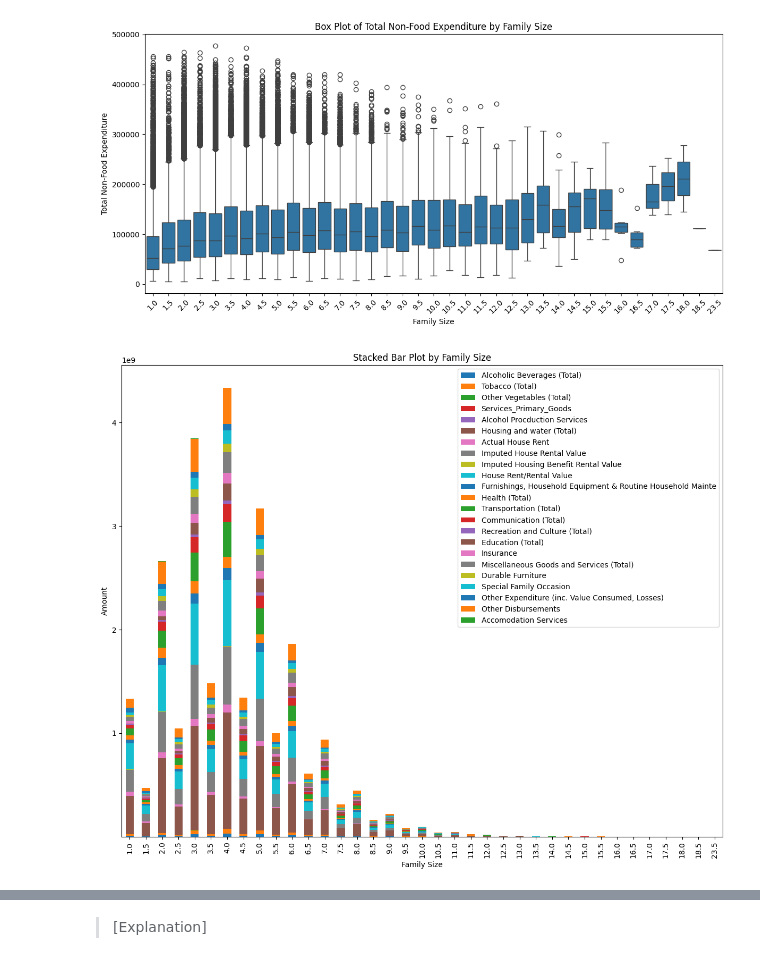
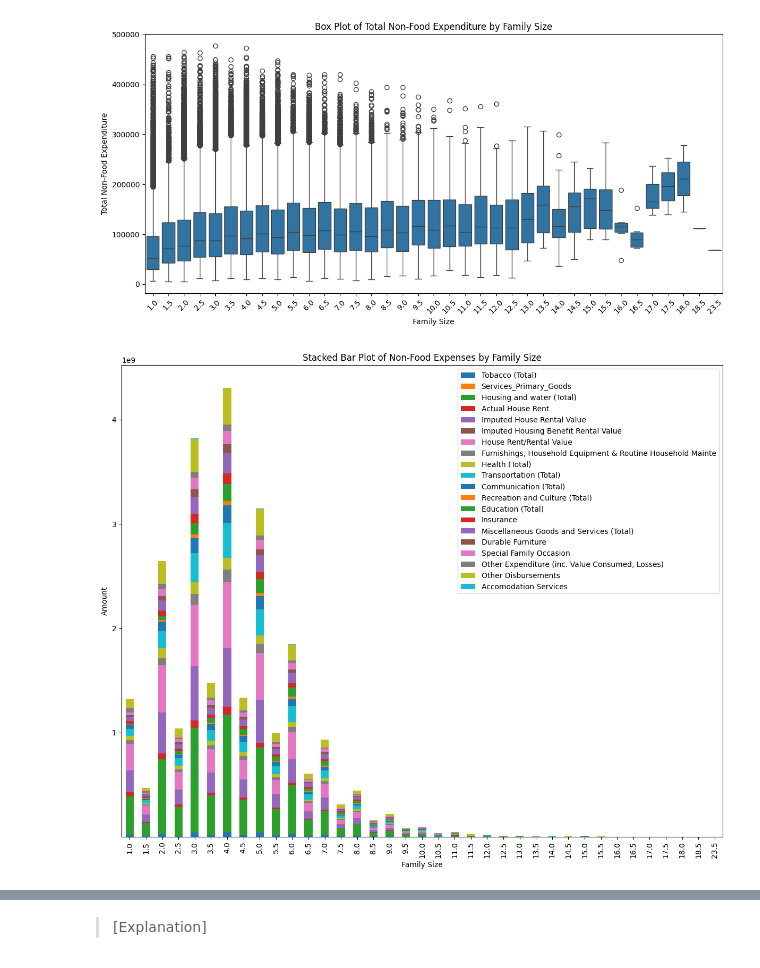
Before and after one commit to angelodelapaz/DataMiningPrelims, a Jupyter notebook: notebooks/01-EDA.ipynb, the cells around one changed output, grey strips where cells are left out. Cells and saved outputs as stored; diff of their text form; code cells hidden in the pictures.

```diff
--- a/notebooks/01-EDA.ipynb
+++ b/notebooks/01-EDA.ipynb
@@ -421,11 +423,11 @@ cleaned_df = imputted_column_13.copy()
 # %%
-def create_stacked_bar_plot(df, x_col, y_cols): # y_cols is a list of columns to stack
+def create_stacked_bar_plot(df, x_col, y_cols, title): # y_cols is a list of columns to stack
     subset_data = df[y_cols].copy()
     subset_data[x_col] = df[x_col]
     subset_data = subset_data.groupby(x_col).sum().reset_index()
     subset_data = subset_data.set_index(x_col)
     subset_data.plot(kind="bar", stacked=True, figsize=(12, 10))
-    plt.title(f"Stacked Bar Plot by {x_col}")
+    plt.title(f"Stacked Bar Plot of {title} by {x_col}")
     plt.xlabel(x_col)
     plt.ylabel("Amount")
     plt.tight_layout()
@@ -624,32 +693,29 @@ create_boxplot(cleaned_df, 'Family Size', 'Total Non-Food Expenditure')
 # %%
 # Stacked Bar Plot of Non-Food Expenses by Family Size
 
 non_food_expenses = [
-    "Alcoholic Beverages (Total)",
     "Tobacco (Total)",
-    "Other Vegetables (Total)",
     "Services_Primary_Goods",
-    "Alcohol Procduction Services",
     "Housing and water (Total)",
     "Actual House Rent",
     "Imputed House Rental Value",
     "Imputed Housing Benefit Rental Value",
     "House Rent/Rental Value",
     "Furnishings, Household Equipment & Routine Household Mainte",
     "Health (Total)",
     "Transportation (Total)",
     "Communication (Total)",
     "Recreation and Culture (Total)",
     "Education (Total)",
     "Insurance",
     "Miscellaneous Goods and Services (Total)",
     "Durable Furniture",
     "Special Family Occasion",
     "Other Expenditure (inc. Value Consumed, Losses)",
     "Other Disbursements",
     "Accomodation Services",
 ]
 
-create_stacked_bar_plot(cleaned_df, 'Family Size', non_food_expenses)
+create_stacked_bar_plot(cleaned_df, 'Family Size', non_food_expenses, 'Non-Food Expenses')
 # %% [output]
-[figure, old version]
+[figure, new version]
```
Also changed, not shown: parts of 28 cells of this notebook.
